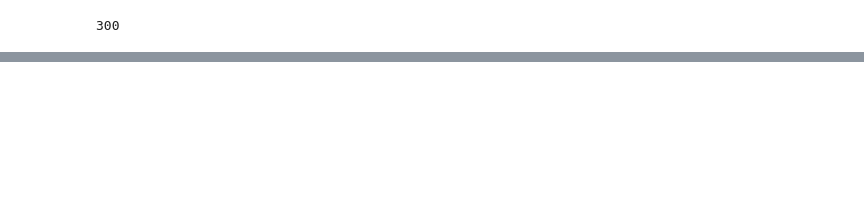
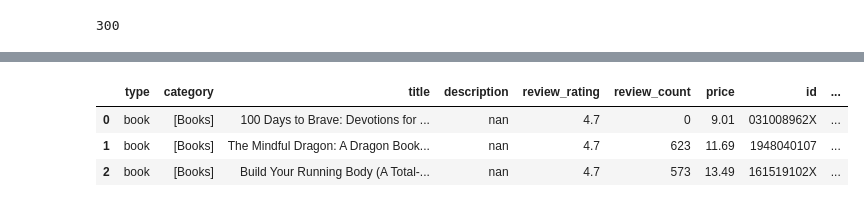
Before and after one commit to decodingml/tabular-semantic-search-tutorial, a Jupyter notebook: 2_tabular_semantic_search_superlinked.ipynb, the cells around one changed output, grey strips where cells are left out. Saved outputs shown, nothing was run; the diff lists cells and outputs as text; code cells hidden in the pictures; blank space fills up the shorter version.

```diff
--- a/2_tabular_semantic_search_superlinked.ipynb
+++ b/2_tabular_semantic_search_superlinked.ipynb
@@ -223,0 +240,7 @@ results.to_pandas()
+# %%
+results = app.query(
+    query.similar_items_query,
+    natural_query="similar books to B07WP4RXHY with a price lower than 100 and a rating bigger than 4",
+    limit=3,
+)
+results.knn_params
@@ -223,0 +264,7 @@ results.to_pandas()
+# %%
+results.to_pandas()
+# %% [output]
+|  | type | category | title | description | review_rating | review_count | price | id | ... |
+| 0 | book | [Books] | 100 Days to Brave: Devotions for ... | nan | 4.7 | 0 | 9.01 | 031008962X | ... |
+| 1 | book | [Books] | The Mindful Dragon: A Dragon Book... | nan | 4.7 | 623 | 11.69 | 1948040107 | ... |
+| 2 | book | [Books] | Build Your Running Body (A Total-... | nan | 4.7 | 573 | 13.49 | 161519102X | ... |
```
Also changed, not shown: parts of 27 cells of this notebook, 16 other files.
